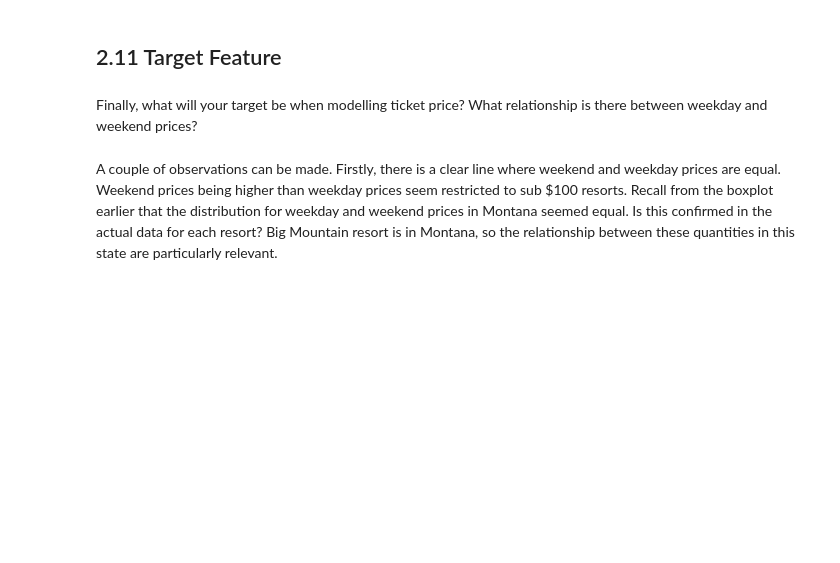
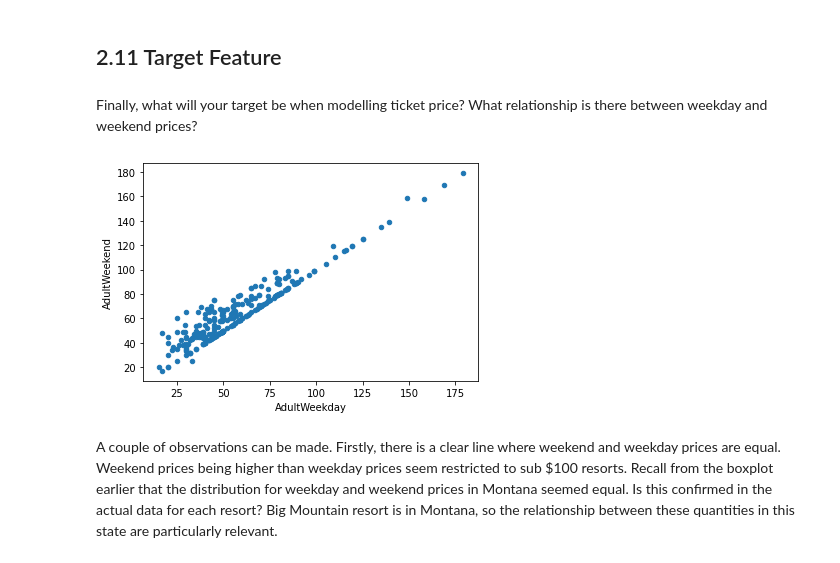
Before and after one commit to Hillary577/DataScienceGuidedCapstone, a Jupyter notebook: Notebooks/HL_02_data_wrangling.ipynb, the cells around one changed output. Saved outputs shown, nothing was run; the diff lists cells and outputs as text; code cells hidden in the pictures; blank space fills up the shorter version.

```diff
--- a/Notebooks/HL_02_data_wrangling.ipynb
+++ b/Notebooks/HL_02_data_wrangling.ipynb
@@ -780,8 +842,10 @@ Finally, what will your target be when modelling ticket price? What relationship
 # %%
 #Code task 36#
 #Use ski_data's `plot()` method to create a scatterplot (kind='scatter') with 'AdultWeekday' on the x-axis and
 #'AdultWeekend' on the y-axis
-ski_data.___(x=___, y=___, kind=___);
+ski_data.plot(x='AdultWeekday', y='AdultWeekend', kind='scatter');
+# %% [output]
+[figure, added]
 # %% [markdown]
 A couple of observations can be made. Firstly, there is a clear line where weekend and weekday prices are equal. Weekend prices being higher than weekday prices seem restricted to sub $100 resorts. Recall from the boxplot earlier that the distribution for weekday and weekend prices in Montana seemed equal. Is this confirmed in the actual data for each resort? Big Mountain resort is in Montana, so the relationship between these quantities in this state are particularly relevant.
 # %%
```
Also changed, not shown: parts of 25 cells of this notebook, 2 other files.
